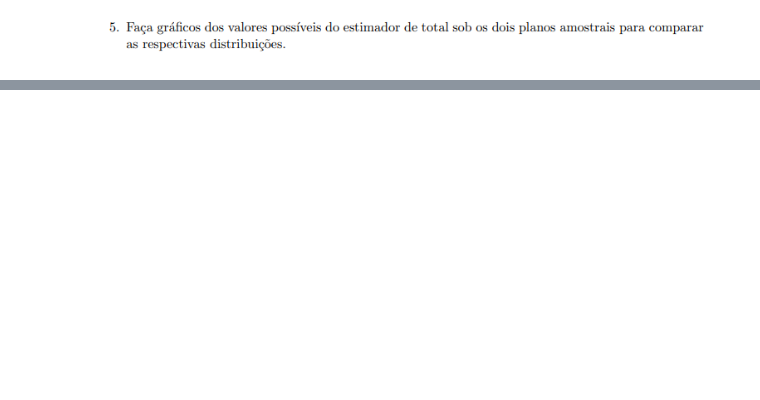
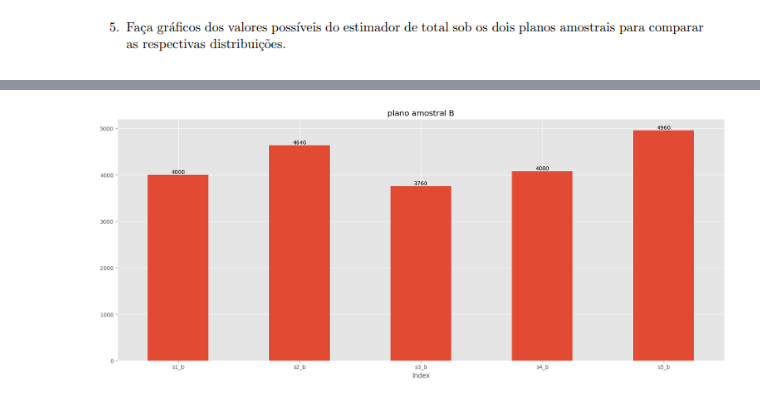
Before and after one commit to jouaraujo/trabalho1_amostragem, a Jupyter notebook: trabalho.ipynb, the cells around one changed output, grey strips where cells are left out. Drawn from its saved outputs; the diff is of its cells as text; code cells hidden in the pictures; blank space fills up the shorter version.

```diff
--- a/trabalho.ipynb
+++ b/trabalho.ipynb
@@ -191,0 +204,12 @@ ${\pi}_6 = 1/5 $
+# %%
+s1_b = (800 + 4200)*(4/5)
+s2_b = (4200 + 1600)*(4/5)
+s3_b = (4200 + 500)*(4/5)
+s4_b = (4200 + 900)*(4/5)
+s5_b = (4200 + 2000)*(4/5)
+
+print(f'Para a amostra (1,2) Yht é {s1_b}')
+print(f'Para a amostra (1,3) Yht é {s2_b}')
+print(f'Para a amostra (1,4) Yht é {s3_b}')
+print(f'Para a amostra (1,5) Yht é {s4_b}')
+print(f'Para a amostra (1,6) Yht é {s5_b}')
@@ -200,0 +267,15 @@ plt.show()
+# %%
+plano_amostral_B = pd.DataFrame(
+    {
+        'Index' : ['s1_b', 's2_b', 's3_b', 's4_b', 's5_b'],
+        'S' : [s1_b, s2_b, s3_b, s4_b, s5_b]
+    }
+)
+ax = plano_amostral_B.plot.bar(x='Index', y='S', figsize=(20, 8))
+ax.bar_label(ax.containers[0])
+plt.title('plano amostral B')
+ax.legend().remove()
+plt.xticks(rotation=360)
+plt.show()
+# %% [output]
+[figure, added]
```
Also changed, not shown: parts of 14 cells of this notebook, 1 other file.
